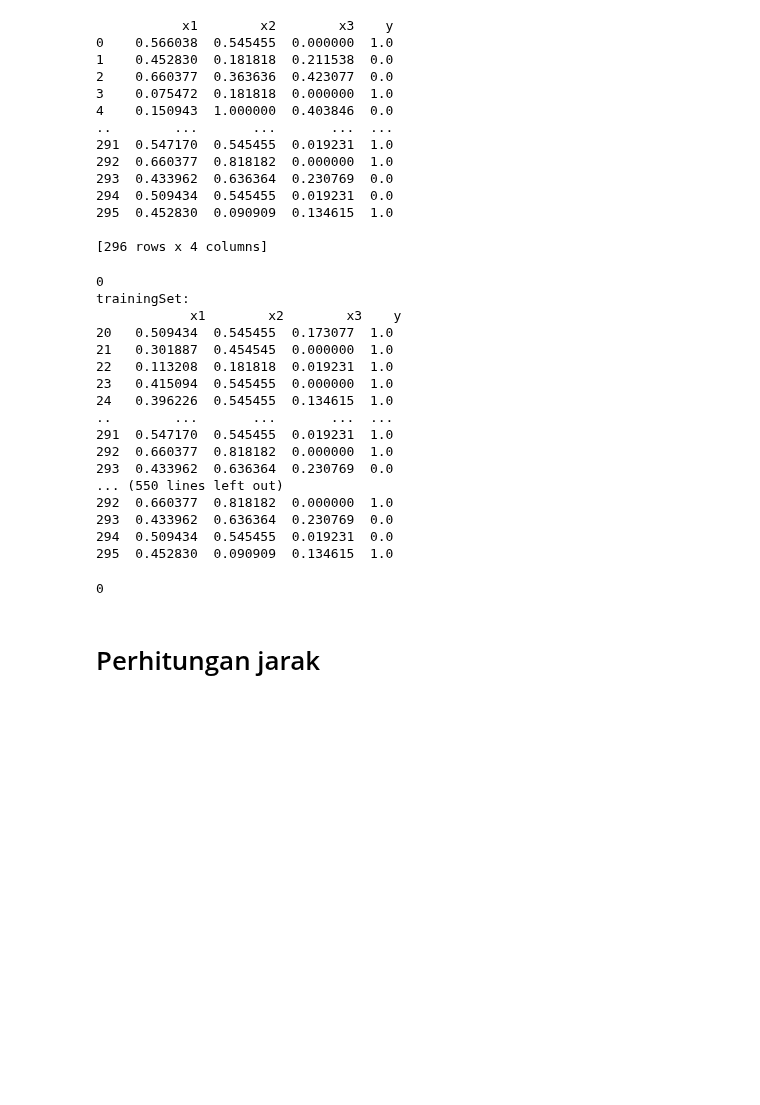
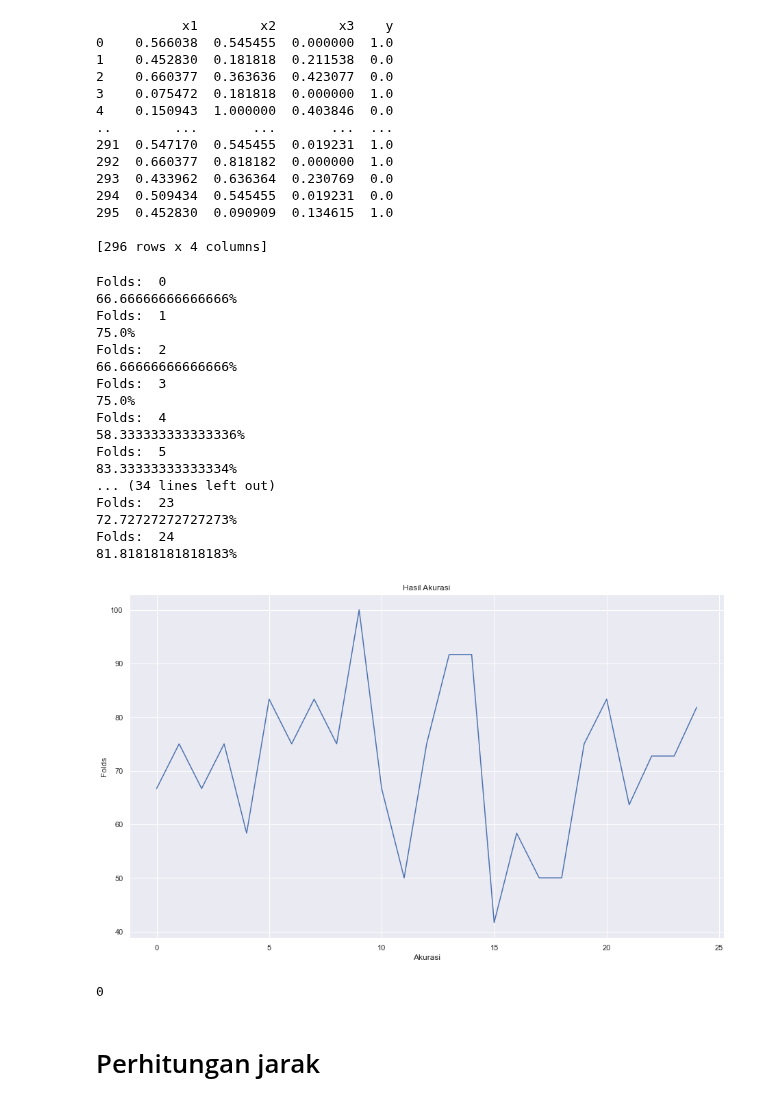
Before and after one commit to khalilullahalfaath/AI_Tubes-03-Learning, a Jupyter notebook: AI_Kelompok_15_Learning.ipynb, the cells around one changed output. Cells and saved outputs as stored; diff of their text form; code cells hidden in the pictures; blank space fills up the shorter version.

Commit message:
add akurasi

```diff
--- a/AI_Kelompok_15_Learning.ipynb
+++ b/AI_Kelompok_15_Learning.ipynb
@@ -224,18 +225,52 @@ print(arrayDf)
 295  0.452830  0.090909  0.134615  1.0
 
 [296 rows x 4 columns]
+# %%
+def splitDependent(df):
+    x = df.iloc[:,[0,1,2]].values
+    y = df.iloc[:,[3]].values
+    return x,y
 # %%
-def kFolds(df,k):
+def kFolds(arrayDf,k):
     # membagi data menjadi k folds
     folds = np.array_split(arrayDf,k)
+    akurasiList = []
 
     for i in range(k):
-        print(i)
+        print("Folds: ",i)
         trainingSet = folds.copy()
         validationSet = folds[i]
         del trainingSet[i]
         trainingSet = pd.concat(trainingSet, sort=False)
+        xTrain,yTrain = splitDependent(trainingSet)
+        xVal,yVal = splitDependent(validationSet)
 
-        print("trainingSet: \n",trainingSet)
-        print("validationSet: \n", validationSet)
+        #print(xVal)
+        #print(yVal)
+
+        result = euclidean(xTrain,yTrain,xVal)
+        #print(result)
+        result = pilihTetangga(result,3)
+        #print(result)
+        final = vote(result)
+        #print(final)
+        hasilAkurasi = (akurasi(final,yVal)/len(yVal))*100
+        akurasiList.append(hasilAkurasi)
+        print(str(hasilAkurasi)+"%")
+
+        #print("trainingSet: \n",trainingSet)
+        #print("trainingSetY: \n",yTrain)
+        #print("validationSet: \n", validationSet)
+        #print(yVal)
+
+    listAngka = []
+    for i in range(25):
+        listAngka.append(i)
+
+    plt.plot(listAngka,akurasiList)
+    plt.title("Hasil Akurasi")
+    plt.xlabel("Akurasi")
+    plt.ylabel("Folds")
+    plt.show()
+
     return 0
@@ -242,23 +279,24 @@ def kFolds(df,k):
 # %%
-kFolds(arrayDf,15)
+kFolds(arrayDf,25)
 # %% [output]
-0
-trainingSet:
-            x1        x2        x3    y
-20   0.509434  0.545455  0.173077  1.0
-21   0.301887  0.454545  0.000000  1.0
-22   0.113208  0.181818  0.019231  1.0
-23   0.415094  0.545455  0.000000  1.0
-24   0.396226  0.545455  0.134615  1.0
-..        ...       ...       ...  ...
-291  0.547170  0.545455  0.019231  1.0
-292  0.660377  0.818182  0.000000  1.0
-293  0.433962  0.636364  0.230769  0.0
-... (550 lines left out)
-292  0.660377  0.818182  0.000000  1.0
-293  0.433962  0.636364  0.230769  0.0
-294  0.509434  0.545455  0.019231  0.0
-295  0.452830  0.090909  0.134615  1.0
+Folds:  0
+66.66666666666666%
+Folds:  1
+75.0%
+Folds:  2
+66.66666666666666%
+Folds:  3
+75.0%
+Folds:  4
+58.333333333333336%
+Folds:  5
+83.33333333333334%
+... (34 lines left out)
+Folds:  23
+72.72727272727273%
+Folds:  24
+81.81818181818183%
+[figure, added]
 0
 # %% [markdown]
 # Perhitungan jarak
```
Also changed, not shown: parts of 12 cells of this notebook.
